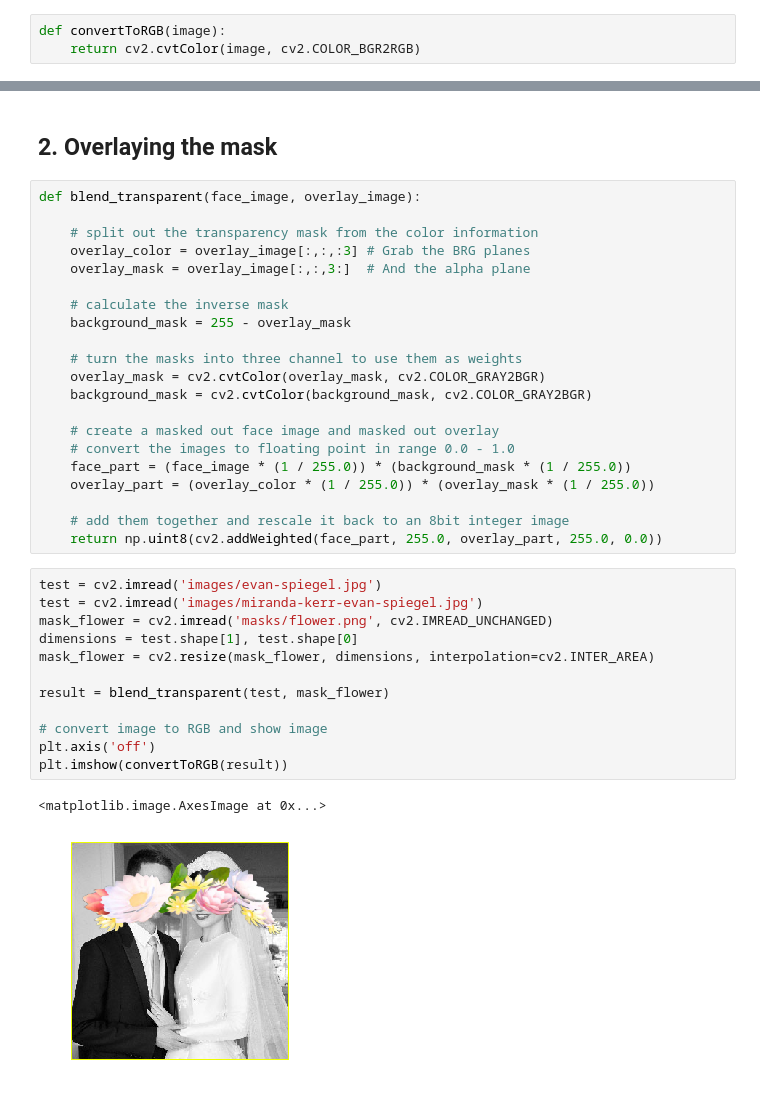
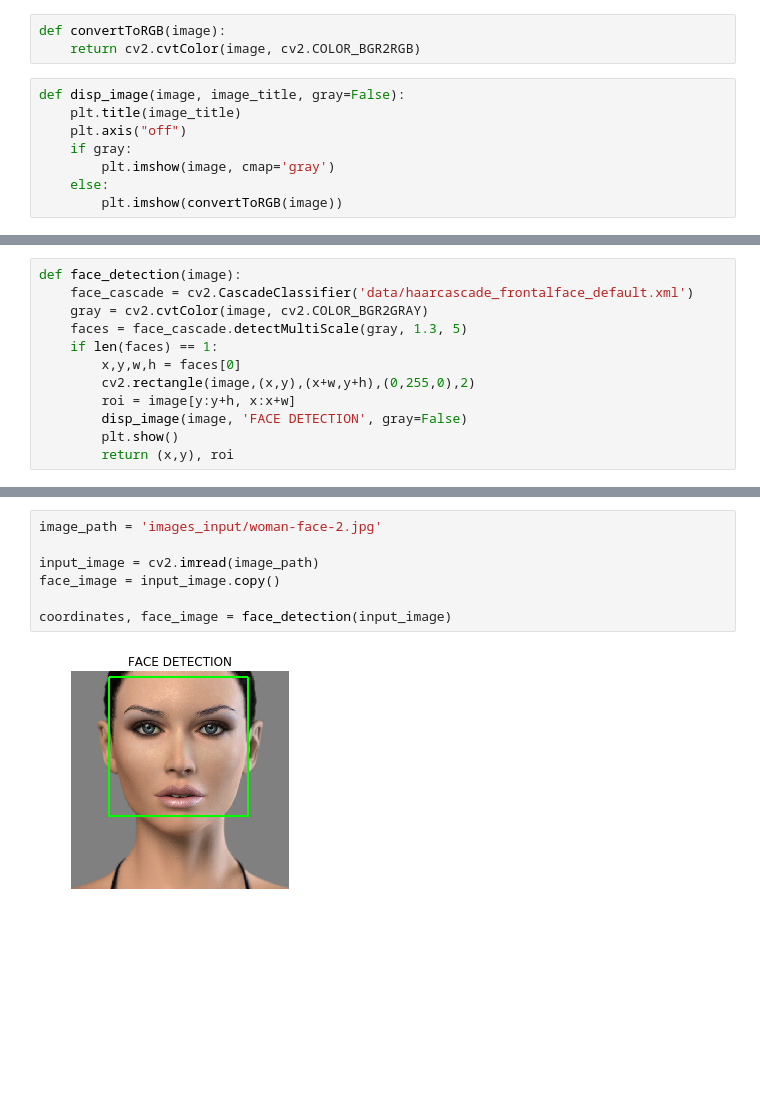
Before and after one commit to dhavalpopat/mask.it, a Jupyter notebook: mask-IT.ipynb, the cells around one changed output, grey strips where cells are left out. Drawn from its saved outputs; the diff is of its cells as text; blank space fills up the shorter version.

```diff
--- a/mask-IT.ipynb
+++ b/mask-IT.ipynb
@@ -13,3 +17,11 @@ from matplotlib import pyplot as plt
 # %%
 def convertToRGB(image):
     return cv2.cvtColor(image, cv2.COLOR_BGR2RGB)
+# %%
+def disp_image(image, image_title, gray=False):
+    plt.title(image_title)
+    plt.axis("off")
+    if gray:
+        plt.imshow(image, cmap='gray')
+    else:
+        plt.imshow(convertToRGB(image))
@@ -15,0 +30,12 @@ def convertToRGB(image):
+# %%
+def face_detection(image):
+    face_cascade = cv2.CascadeClassifier('data/haarcascade_frontalface_default.xml')
+    gray = cv2.cvtColor(image, cv2.COLOR_BGR2GRAY)
+    faces = face_cascade.detectMultiScale(gray, 1.3, 5)
+    if len(faces) == 1:
+        x,y,w,h = faces[0]
+        cv2.rectangle(image,(x,y),(x+w,y+h),(0,255,0),2)
+        roi = image[y:y+h, x:x+w]
+        disp_image(image, 'FACE DETECTION', gray=False)
+        plt.show()
+        return (x,y), roi
@@ -45,38 +587,9 @@ plt.imshow(convertToRGB(test))
-# %% [markdown]
-## 2. Overlaying the mask
-# %%
-def blend_transparent(face_image, overlay_image):
-
-    # split out the transparency mask from the color information
-    overlay_color = overlay_image[:,:,:3] # Grab the BRG planes
-    overlay_mask = overlay_image[:,:,3:]  # And the alpha plane
-
-    # calculate the inverse mask
-    background_mask = 255 - overlay_mask
-
-    # turn the masks into three channel to use them as weights
-    overlay_mask = cv2.cvtColor(overlay_mask, cv2.COLOR_GRAY2BGR)
-    background_mask = cv2.cvtColor(background_mask, cv2.COLOR_GRAY2BGR)
-
-    # create a masked out face image and masked out overlay
-    # convert the images to floating point in range 0.0 - 1.0
-    face_part = (face_image * (1 / 255.0)) * (background_mask * (1 / 255.0))
-    overlay_part = (overlay_color * (1 / 255.0)) * (overlay_mask * (1 / 255.0))
-
-    # add them together and rescale it back to an 8bit integer image
-    return np.uint8(cv2.addWeighted(face_part, 255.0, overlay_part, 255.0, 0.0))
-# %%
-test = cv2.imread('images/evan-spiegel.jpg')
-test = cv2.imread('images/miranda-kerr-evan-spiegel.jpg')
-mask_flower = cv2.imread('masks/flower.png', cv2.IMREAD_UNCHANGED)
-dimensions = test.shape[1], test.shape[0]
-mask_flower = cv2.resize(mask_flower, dimensions, interpolation=cv2.INTER_AREA)
-
-result = blend_transparent(test, mask_flower)
-
-# convert image to RGB and show image
-plt.axis('off')
-plt.imshow(convertToRGB(result))
-# %% [output]
-<matplotlib.image.AxesImage at 0x...>
-[figure, removed]
+# %%
+image_path = 'images_input/woman-face-2.jpg'
+
+input_image = cv2.imread(image_path)
+face_image = input_image.copy()
+
+coordinates, face_image = face_detection(input_image)
+# %% [output]
+[figure, added]
```
Also changed, not shown: parts of 33 cells of this notebook, 32 other files.
